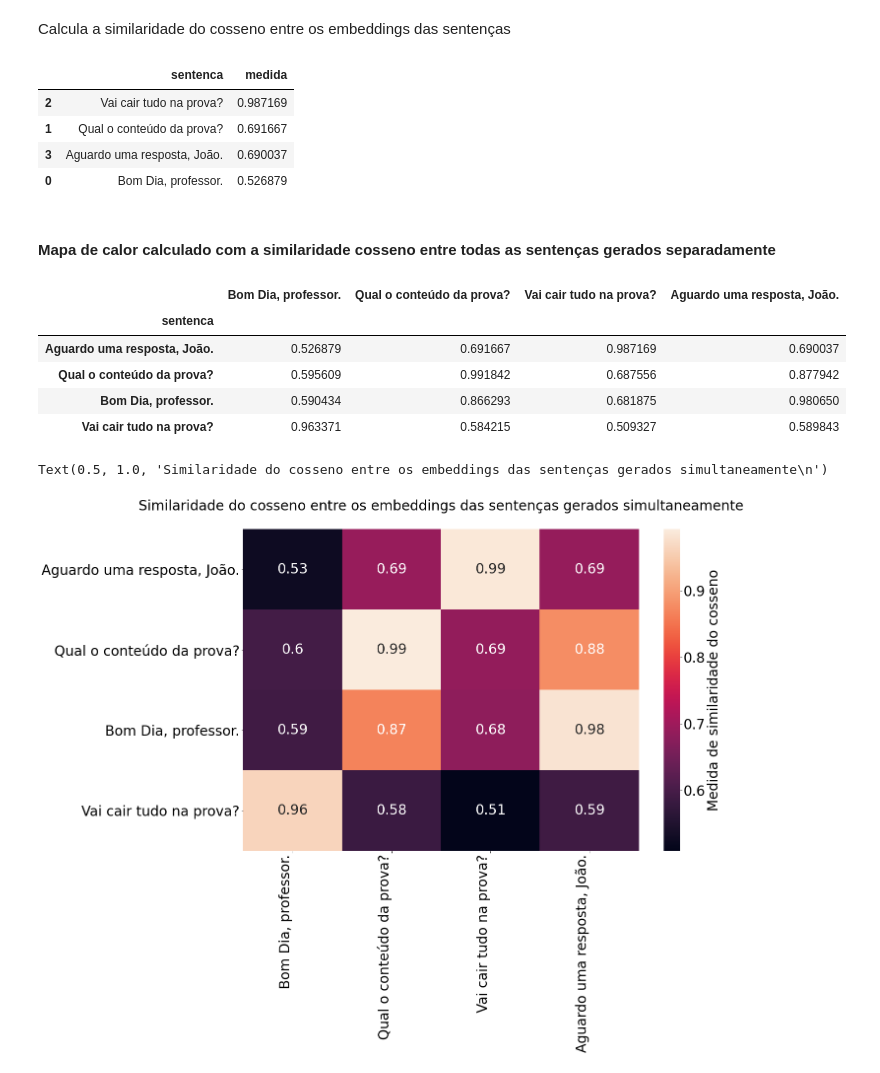
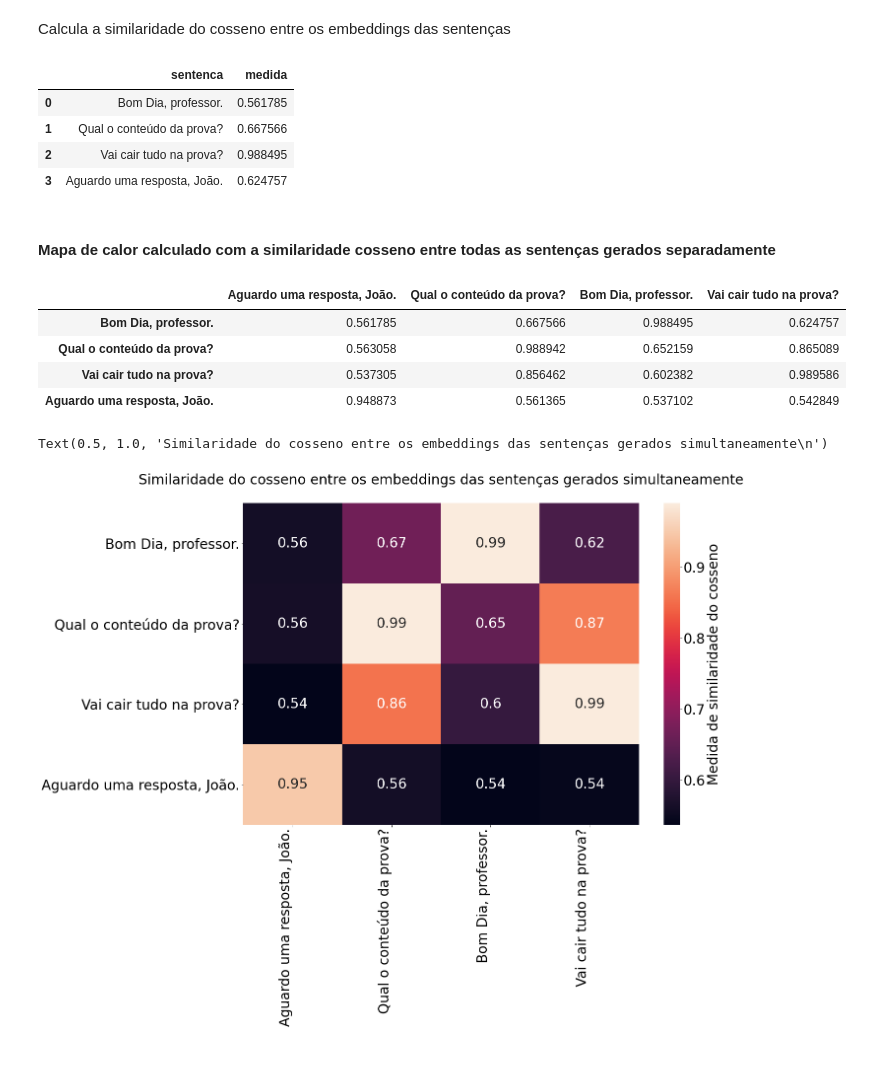
Before and after one commit to osmarbraz/exemplos_BERT, a Jupyter notebook: ExemplosWordEmbeddingContextualBERT_pt_br_sentenca.ipynb, the cells around one changed output. Cells and saved outputs as stored; diff of their text form; code cells hidden in the pictures.

```diff
--- a/ExemplosWordEmbeddingContextualBERT_pt_br_sentenca.ipynb
+++ b/ExemplosWordEmbeddingContextualBERT_pt_br_sentenca.ipynb
@@ -198,10 +198,10 @@ URL_MODELO = None
 # Comente uma das urls para carregar modelos de tamanhos diferentes(base/large)
 # URL_MODELO do arquivo do modelo tensorflow
 # arquivo menor(base) 1.1 Gbytes
-URL_MODELO = 'https://neuralmind-ai.s3.us-east-2.amazonaws.com/nlp/bert-base-portuguese-cased/bert-base-portuguese-cased_pytorch_checkpoint.zip'
+#URL_MODELO = 'https://neuralmind-ai.s3.us-east-2.amazonaws.com/nlp/bert-base-portuguese-cased/bert-base-portuguese-cased_pytorch_checkpoint.zip'
 
 # arquivo grande(large) 3.5 Gbytes
-#URL_MODELO = 'https://neuralmind-ai.s3.us-east-2.amazonaws.com/nlp/bert-large-portuguese-cased/bert-large-portuguese-cased_pytorch_checkpoint.zip'
+URL_MODELO = 'https://neuralmind-ai.s3.us-east-2.amazonaws.com/nlp/bert-large-portuguese-cased/bert-large-portuguese-cased_pytorch_checkpoint.zip'
 
 # Se a variável foi setada
 if URL_MODELO:
@@ -292,8 +292,7 @@ else:
     print('Carregando o tokenizador da comunidade...')
 
     #tokenizer = BertTokenizer.from_pretrained('neuralmind/bert-base-portuguese-cased', do_lower_case=False)
-    tokenizer = BertTokenizer.from_pretrained('neuralmind/bert-large-portuguese-cased',
-                                              do_lower_case=False)
+    tokenizer = BertTokenizer.from_pretrained('neuralmind/bert-large-portuguese-cased', do_lower_case=False)
 # %% [output]
 Carrgando o tokenizador BERT do diretório /content/modelo...
 # %% [markdown]
@@ -7030,46 +7025,43 @@ cos_matrix = cosine_similarity(embed_matrix1,embed_matrix2)
 # Coloca a similaridade para a primeira sentença
 df1['medida'] = cos_matrix[0]
 
-# Ordena pela medida
-df1.sort_values('medida', ascending = False)
+df1
 # %% [output]
 |  | sentenca | medida |
-| 2 | Vai cair tudo na prova? | 0.987169 |
-| 1 | Qual o conteúdo da prova? | 0.691667 |
-| 3 | Aguardo uma resposta, João. | 0.690037 |
-| 0 | Bom Dia, professor. | 0.526879 |
+| 0 | Bom Dia, professor. | 0.561785 |
+| 1 | Qual o conteúdo da prova? | 0.667566 |
+| 2 | Vai cair tudo na prova? | 0.988495 |
+| 3 | Aguardo uma resposta, João. | 0.624757 |
 # %% [markdown]
 #### Mapa de calor calculado com a similaridade cosseno entre todas as sentenças gerados separadamente
 # %%
 # Cria o dataframe da lista com as sentenças como nome das colunas
-df1 = pd.DataFrame(cos_matrix,columns = texto_1)
+df1 = pd.DataFrame(cos_matrix,columns = texto_2)
 # Indexa pela sentença
-df1.index = df2.sentenca
+df1.index = texto_1
 df1
 # %% [output]
-|  | Bom Dia, professor. | Qual o conteúdo da prova? | Vai cair tudo na prova? | Aguardo uma resposta, João. |
-| sentenca |  |  |  |  |
-| Aguardo uma resposta, João. | 0.526879 | 0.691667 | 0.987169 | 0.690037 |
-| Qual o conteúdo da prova? | 0.595609 | 0.991842 | 0.687556 | 0.877942 |
-| Bom Dia, professor. | 0.590434 | 0.866293 | 0.681875 | 0.980650 |
-| Vai cair tudo na prova? | 0.963371 | 0.584215 | 0.509327 | 0.589843 |
+|  | Aguardo uma resposta, João. | Qual o conteúdo da prova? | Bom Dia, professor. | Vai cair tudo na prova? |
+| Bom Dia, professor. | 0.561785 | 0.667566 | 0.988495 | 0.624757 |
+| Qual o conteúdo da prova? | 0.563058 | 0.988942 | 0.652159 | 0.865089 |
+| Vai cair tudo na prova? | 0.537305 | 0.856462 | 0.602382 | 0.989586 |
+| Aguardo uma resposta, João. | 0.948873 | 0.561365 | 0.537102 | 0.542849 |
 # %%
 # Importa a biblioteca
 import seaborn as sns
 import matplotlib.pyplot as plt
 
 # Tamanho da figura
 fig, ax = plt.subplots(figsize=(18,12))
 
 # Cria o gráfico
-ax = sns.heatmap(cos_matrix, xticklabels=texto_1, yticklabels=texto_2, cbar_kws={'label': 'Medida de similaridade do cosseno'}, annot=True)
-
+ax = sns.heatmap(cos_matrix, xticklabels=texto_2, yticklabels=texto_1, cbar_kws={'label': 'Medida de similaridade do cosseno'}, annot=True)
 
 ax.set_yticklabels(ax.get_yticklabels(), rotation=0, horizontalalignment='right')
 ax.set_xticklabels(ax.get_xticklabels(), rotation=90, horizontalalignment='right')
 
 # Coloca o título da matriz
 ax.axes.set_title("Similaridade do cosseno entre os embeddings das sentenças gerados simultaneamente\n")
 # %% [output]
 Text(0.5, 1.0, 'Similaridade do cosseno entre os embeddings das sentenças gerados simultaneamente\n')
-[figure, old version]
+[figure, new version]
```
Also changed, not shown: parts of 130 cells of this notebook.
